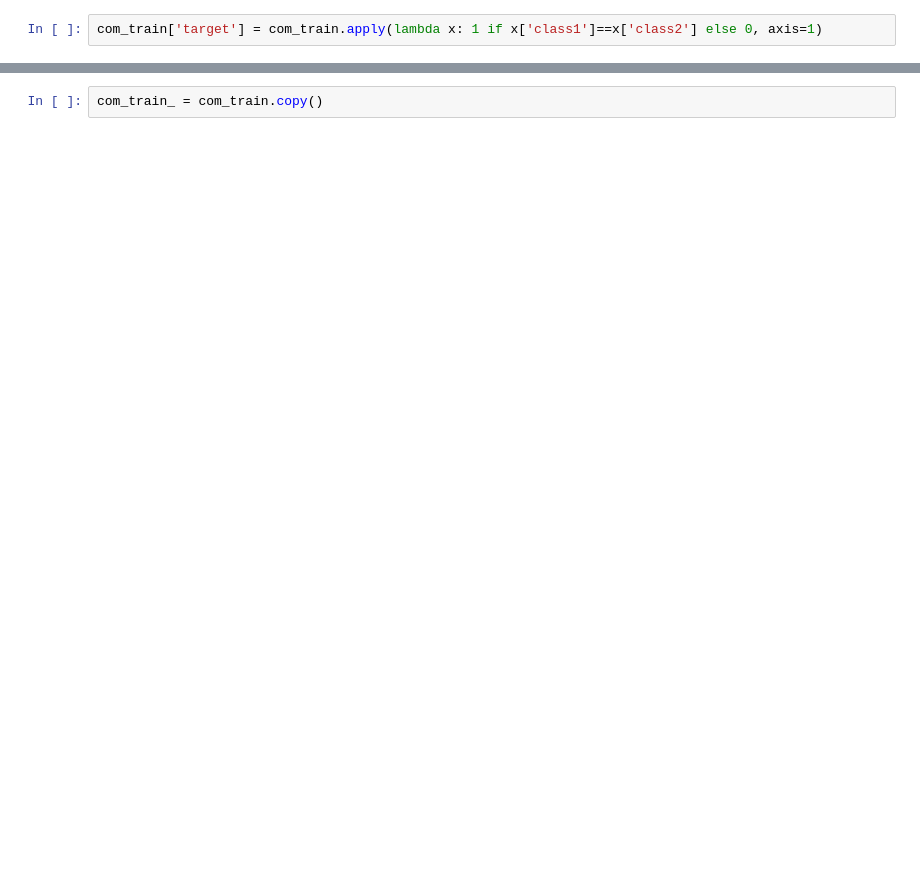
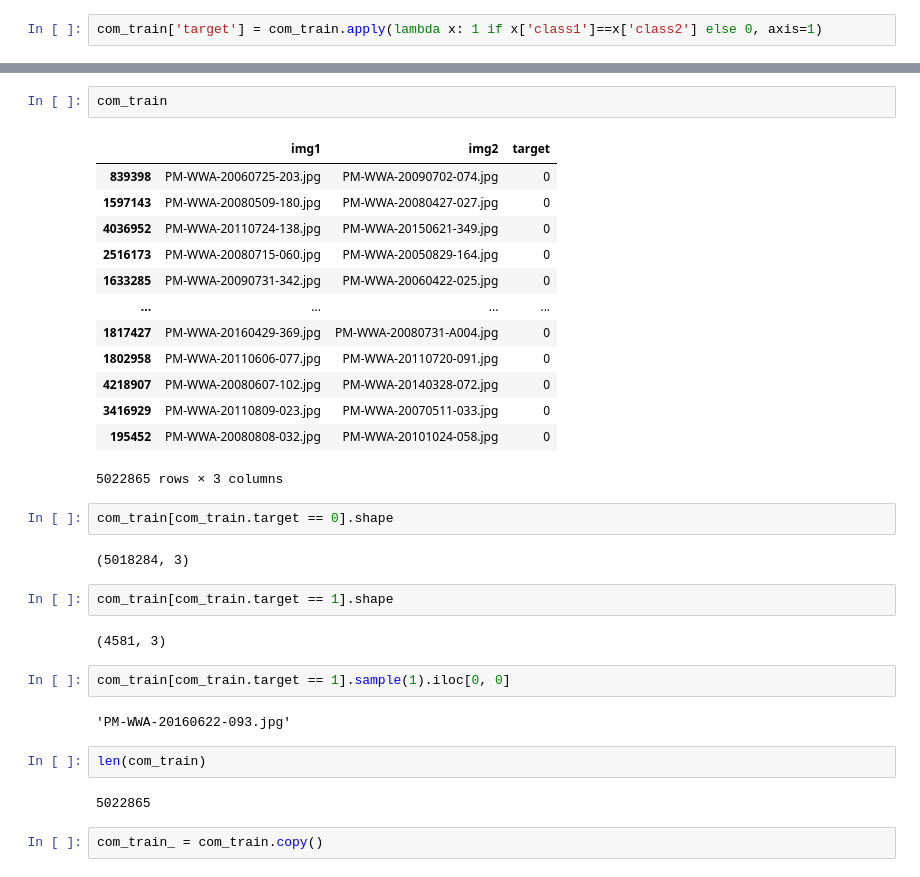
Before and after one commit to philippschw/whale_pytorch, a Jupyter notebook: head/Create train.csv.ipynb, the cells around one changed output, grey strips where cells are left out. Cells and saved outputs as stored; diff of their text form; blank space fills up the shorter version.

```diff
--- a/head/Create train.csv.ipynb
+++ b/head/Create train.csv.ipynb
@@ -72,2 +140,34 @@ com_train['target'] = com_train.apply(lambda x: 1 if x['class1']==x['class2'] el
+# %%
+com_train
+# %% [output]
+|  | img1 | img2 | target |
+| 839398 | PM-WWA-20060725-203.jpg | PM-WWA-20090702-074.jpg | 0 |
+| 1597143 | PM-WWA-20080509-180.jpg | PM-WWA-20080427-027.jpg | 0 |
+| 4036952 | PM-WWA-20110724-138.jpg | PM-WWA-20150621-349.jpg | 0 |
+| 2516173 | PM-WWA-20080715-060.jpg | PM-WWA-20050829-164.jpg | 0 |
+| 1633285 | PM-WWA-20090731-342.jpg | PM-WWA-20060422-025.jpg | 0 |
+| ... | ... | ... | ... |
+| 1817427 | PM-WWA-20160429-369.jpg | PM-WWA-20080731-A004.jpg | 0 |
+| 1802958 | PM-WWA-20110606-077.jpg | PM-WWA-20110720-091.jpg | 0 |
+| 4218907 | PM-WWA-20080607-102.jpg | PM-WWA-20140328-072.jpg | 0 |
+| 3416929 | PM-WWA-20110809-023.jpg | PM-WWA-20070511-033.jpg | 0 |
+| 195452 | PM-WWA-20080808-032.jpg | PM-WWA-20101024-058.jpg | 0 |
+5022865 rows × 3 columns
+# %%
+com_train[com_train.target == 0].shape
+# %% [output]
+(5018284, 3)
+# %%
+com_train[com_train.target == 1].shape
+# %% [output]
+(4581, 3)
+# %%
+com_train[com_train.target == 1].sample(1).iloc[0, 0]
+# %% [output]
+'PM-WWA-20160622-093.jpg'
+# %%
+len(com_train)
+# %% [output]
+5022865
 # %%
 com_train_ = com_train.copy()
```
Also changed, not shown: parts of 34 cells of this notebook, 3 other files.
